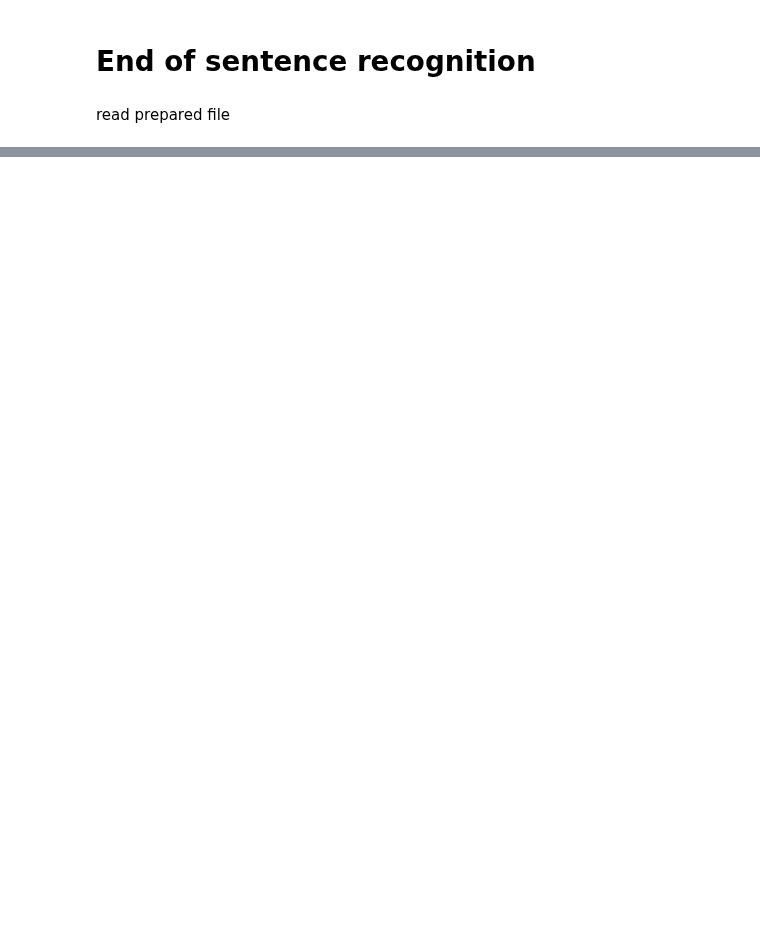
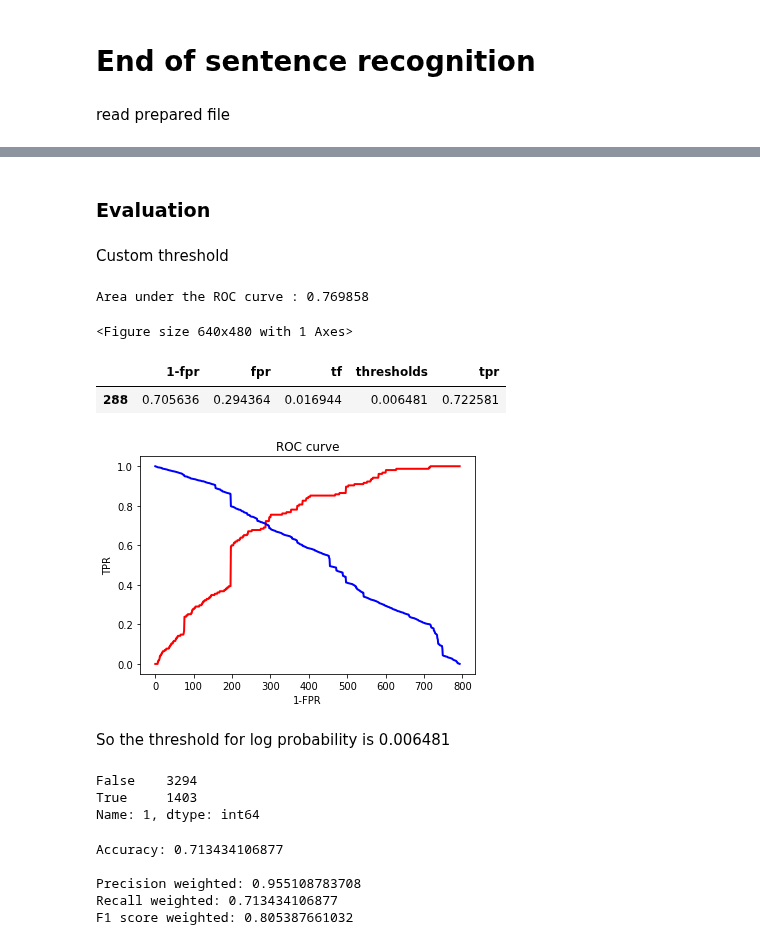
Before and after one commit to sudodoki/prj-nlp, a Jupyter notebook: students/oleg_m/07-sent_end/sent_end.ipynb, the cells around one changed output, grey strips where cells are left out. Drawn from its saved outputs; the diff is of its cells as text; code cells hidden in the pictures; blank space fills up the shorter version.

```diff
--- a/students/oleg_m/07-sent_end/sent_end.ipynb
+++ b/students/oleg_m/07-sent_end/sent_end.ipynb
@@ -110,0 +182,58 @@ array([[  3.38604596e-01,   3.24394267e-01,   1.32963724e-01,
+# %%
+for col in model_columns:
+    if 'is_aplpha' in col:
+        X_test[col].fillna(True, inplace=True)
+
+X_test.fillna(False, inplace=True)
+# %% [markdown]
+### Evaluation
+# %% [markdown]
+Custom threshold
+# %%
+pred_df = pd.DataFrame(clf.predict_proba(X_test))
+y_test = df_test['label']
+# %%
+from sklearn.metrics import accuracy_score, precision_score, recall_score, confusion_matrix, f1_score, roc_curve, auc
+
+fpr, tpr, thresholds = roc_curve(y_test, pred_df[1])
+roc_auc = auc(fpr, tpr)
+print("Area under the ROC curve : %f" % roc_auc)
+# %% [output]
+Area under the ROC curve : 0.769858
+# %%
+import matplotlib.pyplot as plt
+plt.figure()
+##Adding the ROC
+plt.plot(fpr, tpr, color='red', lw=2, label='ROC curve')
+##Random FPR and TPR
+plt.plot([0, 1], [0, 1], color='blue', lw=2, linestyle='--')
+##Title and label
+plt.xlabel('FPR')
+plt.ylabel('TPR')
+plt.title('ROC curve')
+plt.show()
+# %% [output]
+<Figure size 640x480 with 1 Axes>
+# %%
+####################################
+# The optimal cut off would be where tpr is high and fpr is low
+# tpr - (1-fpr) is zero or near to zero is the optimal cut off point
+####################################
+i = np.arange(len(tpr)) # index for df
+roc = pd.DataFrame({'fpr' : pd.Series(fpr, index=i),'tpr' : pd.Series(tpr, index = i), '1-fpr' : pd.Series(1-fpr, index = i), 'tf' : pd.Series(tpr - (1-fpr), index = i), 'thresholds' : pd.Series(thresholds, index = i)})
+roc.loc[(roc.tf-0).abs().argsort()[:1]]
+# %% [output]
+|  | 1-fpr | fpr | tf | thresholds | tpr |
+| 288 | 0.705636 | 0.294364 | 0.016944 | 0.006481 | 0.722581 |
+# %%
+plt.figure()
+plt.plot(roc['tpr'], color='red', lw=2)
+plt.plot(roc['1-fpr'], color='blue', lw=2)
+plt.xlabel('1-FPR')
+plt.ylabel('TPR')
+plt.title('ROC curve')
+plt.show()
+# %% [output]
+[figure, added]
+# %% [markdown]
+So the threshold for log probability is 0.006481
@@ -110,0 +243,20 @@ array([[  3.38604596e-01,   3.24394267e-01,   1.32963724e-01,
+# %%
+preds.value_counts()
+# %% [output]
+False    3294
+True     1403
+Name: 1, dtype: int64
+# %%
+from sklearn.metrics import accuracy_score, precision_score, recall_score, confusion_matrix, f1_score, roc_curve, auc
+
+print('Accuracy:', accuracy_score(y_test, preds))
+print()
+print('Precision weighted:', precision_score(y_test, preds, average='weighted'))
+print('Recall weighted:', recall_score(y_test, preds, average='weighted'))
+print('F1 score weighted:', f1_score(y_test, preds, average='weighted'))
+# %% [output]
+Accuracy: 0.713434106877
+
+Precision weighted: 0.955108783708
+Recall weighted: 0.713434106877
+F1 score weighted: 0.805387661032
```
Also changed, not shown: parts of 47 cells of this notebook, 5 other files.
